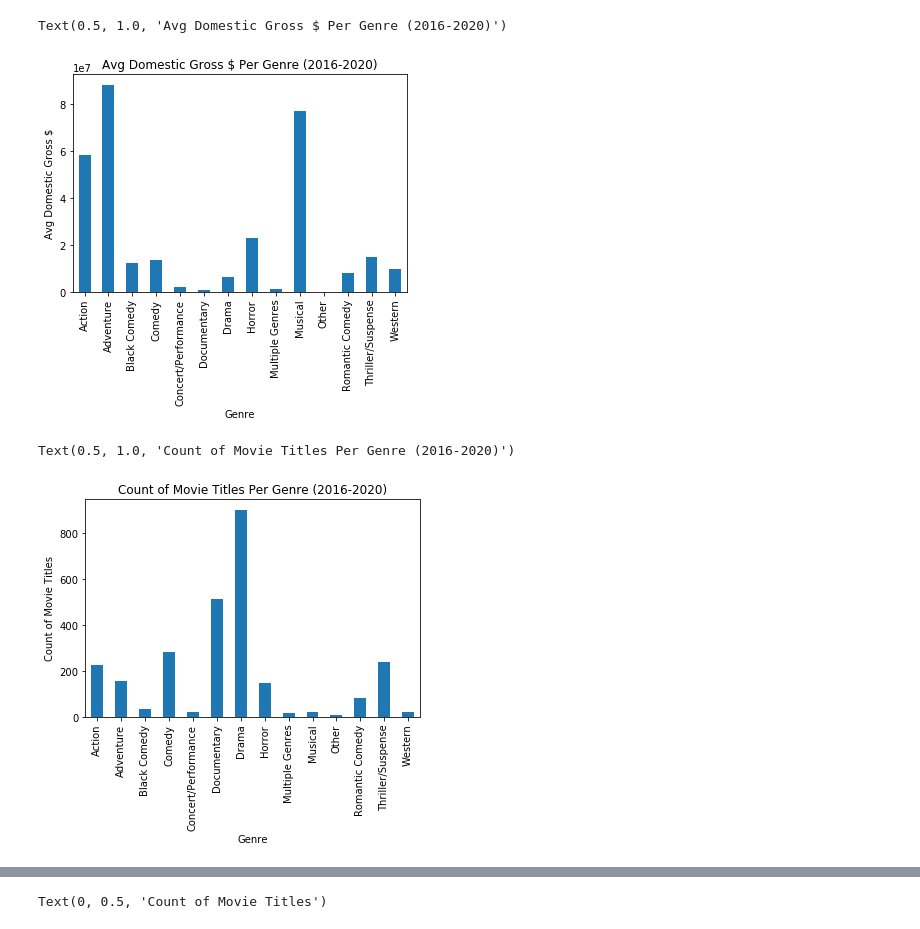
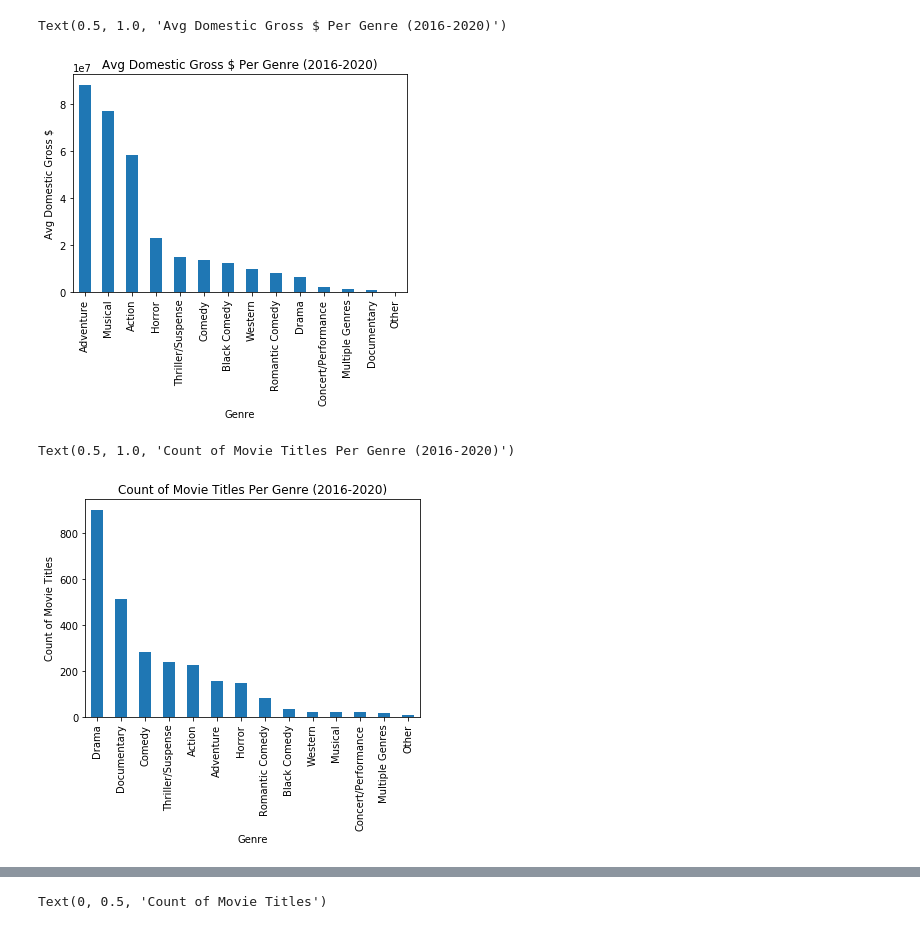
Before and after one commit to Deric-Williamson/Movie-Analysis_Microsoft, a Jupyter notebook: Barcharts.ipynb, the cells around one changed output, grey strips where cells are left out. Drawn from its saved outputs; the diff is of its cells as text; code cells hidden in the pictures.

Commit message:
edit charts

```diff
--- a/Barcharts.ipynb
+++ b/Barcharts.ipynb
@@ -6,20 +6,20 @@ import matplotlib.pyplot as plt
 # converting .csv to dataframe for future work
 df = pd.read_csv('Cleaned_movie_data.csv', index_col = 0)
 # %%
-ax=df.groupby('Genre')['DomesticBox_Office'].mean().plot(kind='bar', y="Average Domestic Box Office $", stacked=False)
+ax=df.groupby('Genre')['DomesticBox_Office'].mean().sort_values(ascending=False).plot(kind='bar', y="Average Domestic Box Office $", stacked=False)
 
 ax.set_ylabel("Avg Domestic Gross $")
 ax.set_title("Avg Domestic Gross $ Per Genre (2016-2020)")
 # %% [output]
 Text(0.5, 1.0, 'Avg Domestic Gross $ Per Genre (2016-2020)')
-[figure, old version]
+[figure, new version]
 # %%
-ax2=df.groupby('Genre')['DomesticBox_Office'].count().plot(kind='bar', y='DomesticBox_Office', stacked=False)
+ax2=df.groupby('Genre')['DomesticBox_Office'].count().sort_values(ascending=False).plot(kind='bar', y='DomesticBox_Office', stacked=False)
 ax2.set_ylabel("Count of Movie Titles")
 ax2.set_title("Count of Movie Titles Per Genre (2016-2020)")
 # %% [output]
 Text(0.5, 1.0, 'Count of Movie Titles Per Genre (2016-2020)')
-[figure, old version]
+[figure, new version]
 # %%
 #df.groupby('Genre')['DomesticBox_Office'].sum().plot(kind='bar', y='DomesticBox_Office', stacked=False).legend(loc='center left',bbox_to_anchor=(1.0, 0.5));
 #ax.set_ylabel
```
Also changed, not shown: parts of 5 cells of this notebook.
